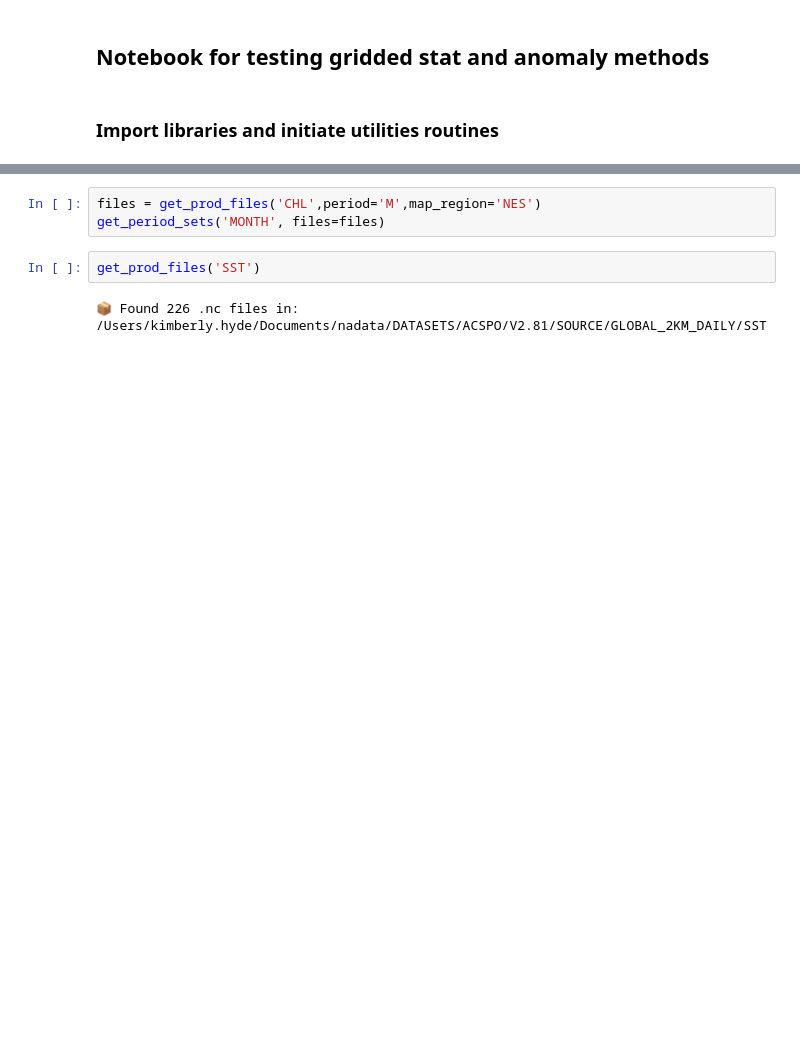
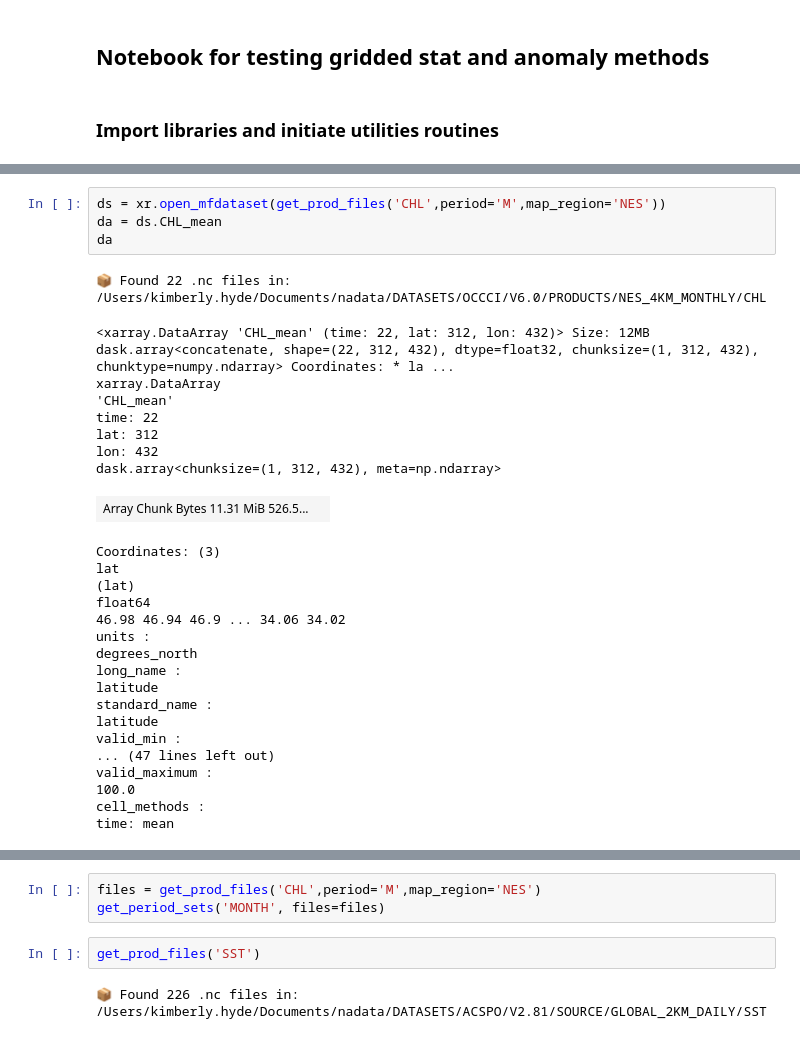
Before and after one commit to NEFSC/READ-EDAB-satdata_processing, a Jupyter notebook: notebooks/stats_anoms_development.ipynb, the cells around one changed output, grey strips where cells are left out. Drawn from its saved outputs; the diff is of its cells as text; blank space fills up the shorter version.

```diff
--- a/notebooks/stats_anoms_development.ipynb
+++ b/notebooks/stats_anoms_development.ipynb
@@ -39,0 +424,31 @@ build_stats_map('CHL','M',subset='NES',verbose=True)
+# %%
+ds = xr.open_mfdataset(get_prod_files('CHL',period='M',map_region='NES'))
+da = ds.CHL_mean
+da
+# %% [output]
+📦 Found 22 .nc files in: /Users/kimberly.hyde/Documents/nadata/DATASETS/OCCCI/V6.0/PRODUCTS/NES_4KM_MONTHLY/CHL
+<xarray.DataArray 'CHL_mean' (time: 22, lat: 312, lon: 432)> Size: 12MB dask.array<concatenate, shape=(22, 312, 432), dtype=float32, chunksize=(1, 312, 432), chunktype=numpy.ndarray> Coordinates: * la ...
+xarray.DataArray
+'CHL_mean'
+time: 22
+lat: 312
+lon: 432
+dask.array<chunksize=(1, 312, 432), meta=np.ndarray>
+| Array Chunk Bytes 11.31 MiB 526.5... |  |
+Coordinates: (3)
+lat
+(lat)
+float64
+46.98 46.94 46.9 ... 34.06 34.02
+units :
+degrees_north
+long_name :
+latitude
+standard_name :
+latitude
+valid_min :
+... (47 lines left out)
+valid_maximum :
+100.0
+cell_methods :
+time: mean
```
Also changed, not shown: parts of 34 cells of this notebook, 5 other files.
